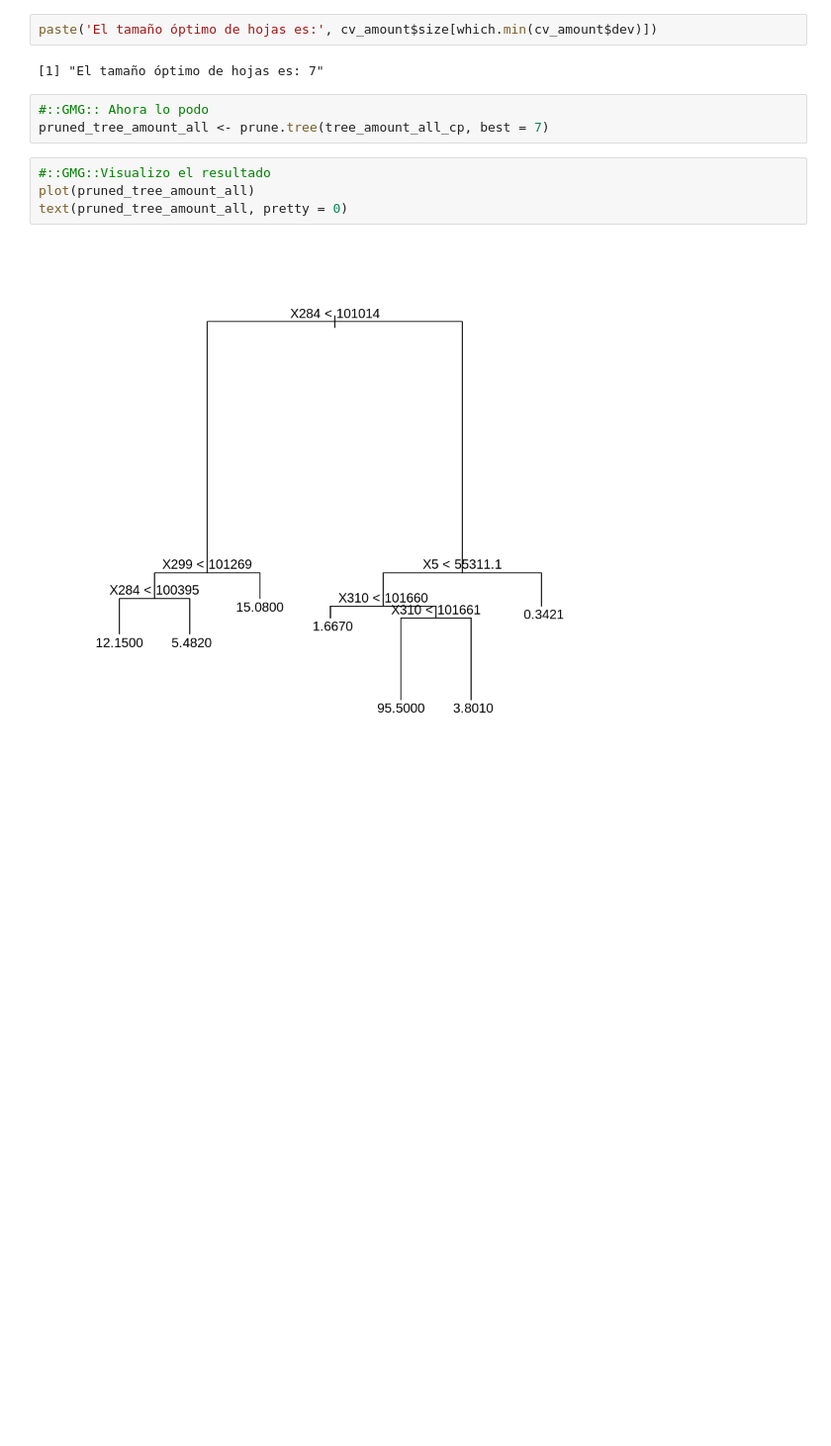
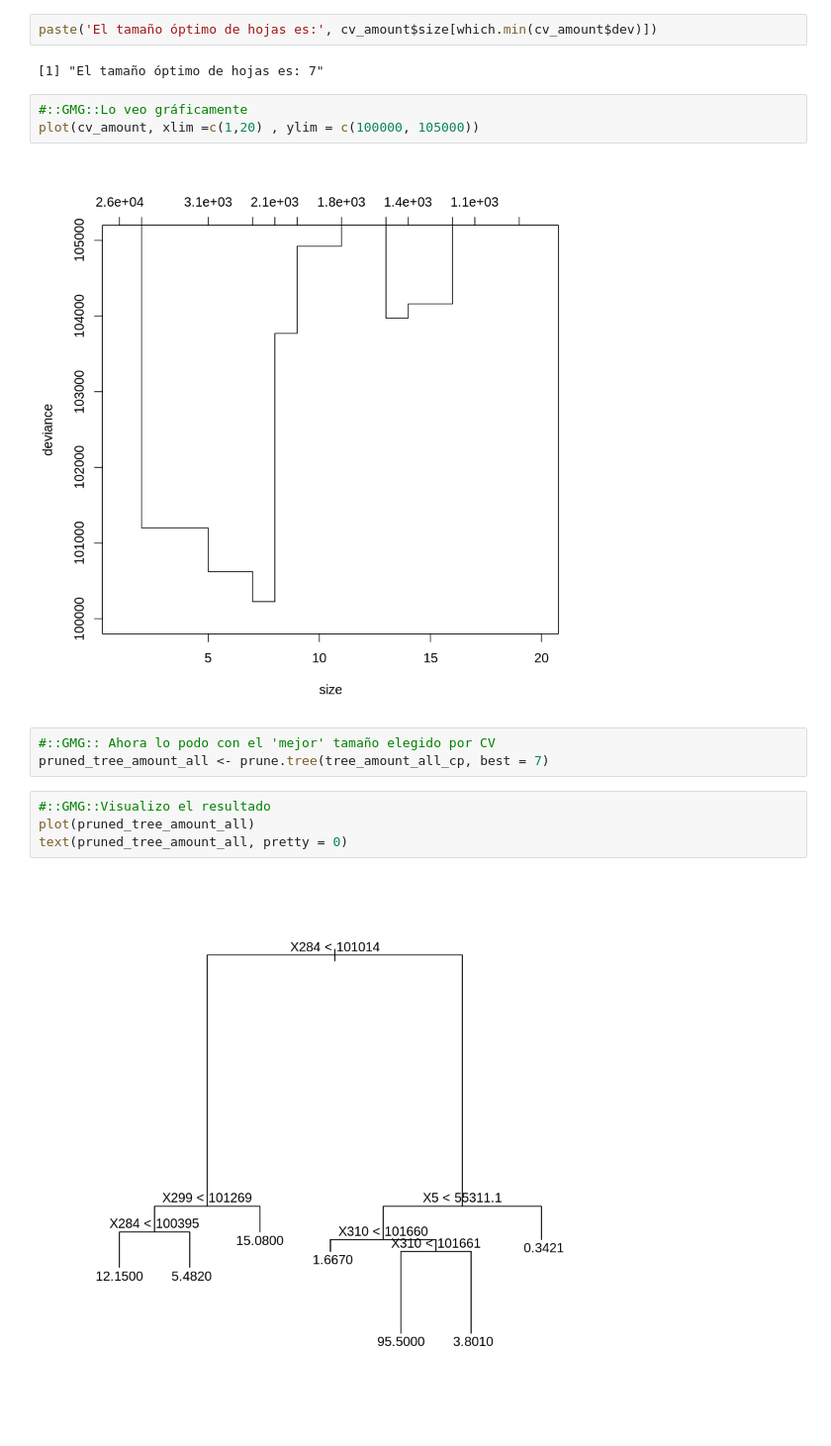
Before and after one commit to yerartdev/uc-m1966-datamining, a Jupyter notebook: d3/S17-T03_LAB_IntercomparisonTechniques.ipynb, the cells around one changed output. Shown at 99% size. Saved outputs shown, nothing was run; the diff lists cells and outputs as text; blank space fills up the shorter version.

```diff
--- a/d3/S17-T03_LAB_IntercomparisonTechniques.ipynb
+++ b/d3/S17-T03_LAB_IntercomparisonTechniques.ipynb
@@ -497,8 +497,13 @@ cv_amount <- cv.tree(object = tree_amount_all_cp, FUN = prune.tree, K = 10)
 paste('El tamaño óptimo de hojas es:', cv_amount$size[which.min(cv_amount$dev)])
 # %% [output]
 [1] "El tamaño óptimo de hojas es: 7"
+# %%
+#::GMG::Lo veo gráficamente
+plot(cv_amount, xlim =c(1,20) , ylim = c(100000, 105000))
+# %% [output]
+[figure, added]
 # %%
-#::GMG:: Ahora lo podo
+#::GMG:: Ahora lo podo con el 'mejor' tamaño elegido por CV
 pruned_tree_amount_all <- prune.tree(tree_amount_all_cp, best = 7)
 # %%
 #::GMG::Visualizo el resultado
```
Also changed, not shown: parts of 2 cells of this notebook.
